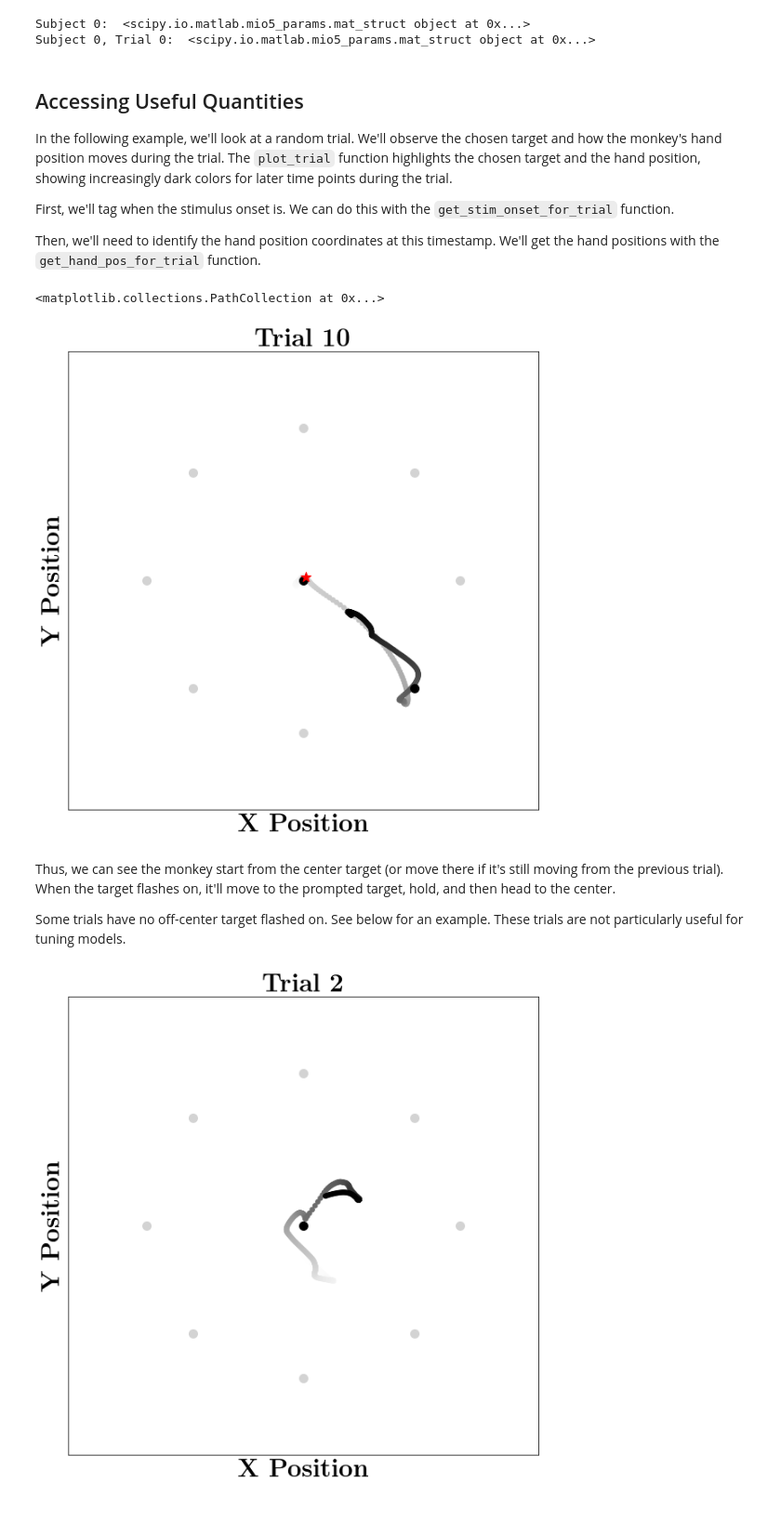
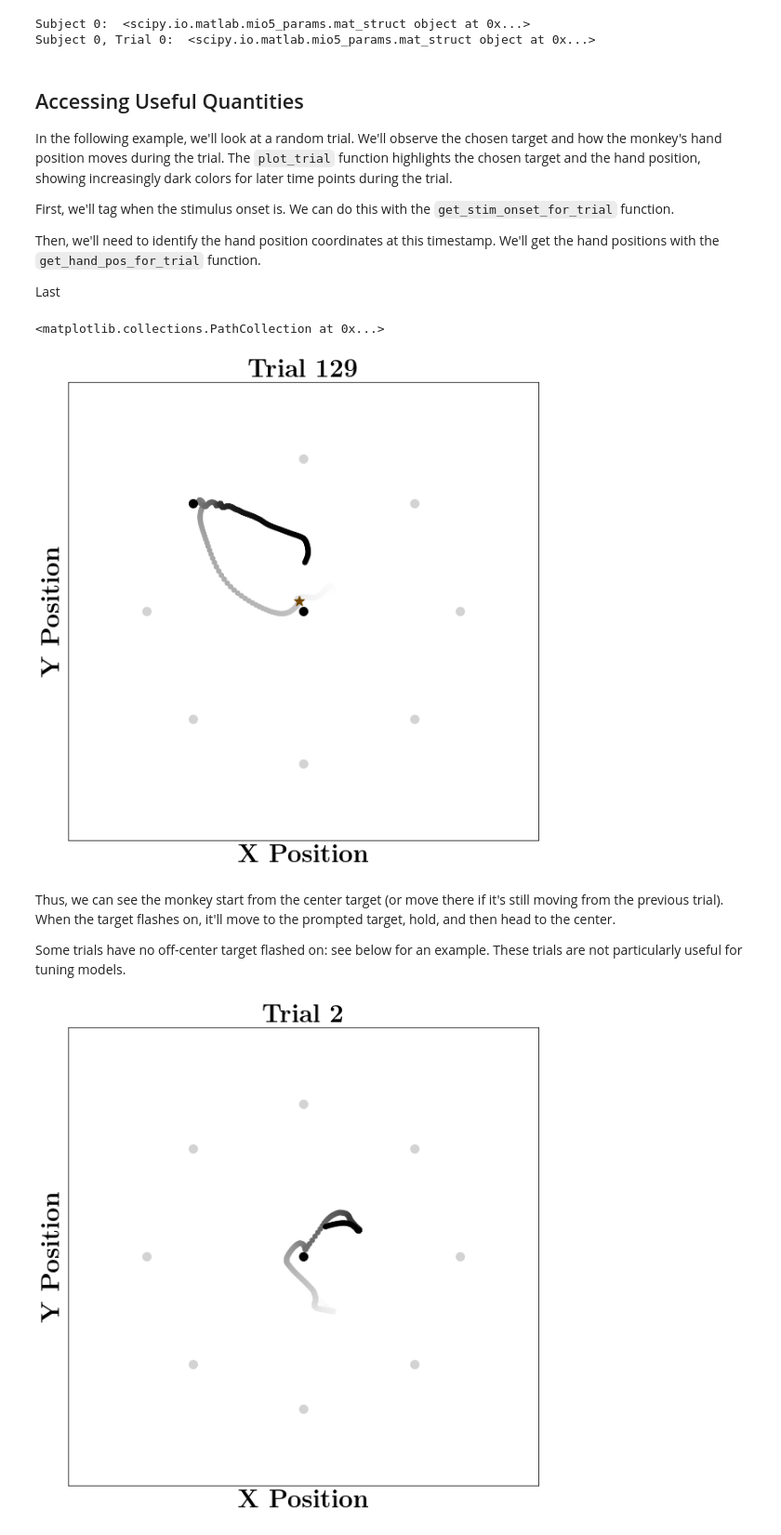
Before and after one commit to BouchardLab/neuropacks, a Jupyter notebook: DREAM/DREAM_tutorial.ipynb, the cells around one changed output. Shown at 93% size. Saved outputs shown, nothing was run; the diff lists cells and outputs as text; code cells hidden in the pictures.

Commit message:
movement onset

```diff
--- a/DREAM/DREAM_tutorial.ipynb
+++ b/DREAM/DREAM_tutorial.ipynb
@@ -66,27 +66,33 @@ In the following example, we'll look at a random trial. We'll observe the chosen
 First, we'll tag when the stimulus onset is. We can do this with the `get_stim_onset_for_trial` function.
 
 Then, we'll need to identify the hand position coordinates at this timestamp. We'll get the hand positions with the `get_hand_pos_for_trial` function.
+
+Last
 # %%
 # choose a subject and trial to operate on
 subject_idx = 0
-trial_idx = 10
+trial_idx = 129
 # %%
 # get initial plot
 ax = dream.plot_trial(subject_idx=subject_idx, trial_idx=trial_idx)
 # get stim onset times
 time_idx, timestamp, target = dream.get_stim_onset_for_trial(subject_idx=subject_idx, trial_idx=trial_idx)
-hand_pos_x, hand_pos_y = dream.get_hand_pos_for_trial(subject_idx=subject_idx, trial_idx=trial_idx)
+hand_position = dream.get_hand_pos_for_trial(subject_idx=subject_idx, trial_idx=trial_idx)
 # get coordinates at stim onset
-hand_pos_stim_onset = (hand_pos_x[time_idx], hand_pos_y[time_idx])
+hand_pos_stim_onset = hand_position[time_idx]
 # plot the coordinates with a star
 ax.scatter(hand_pos_stim_onset[0], hand_pos_stim_onset[1], marker='*', s=150, color='r', zorder=10)
+
+# movement onset
+_, _, hand_pos_movement_onset = dream.get_movement_onset_for_trial(subject_idx=subject_idx, trial_idx=trial_idx, consecutive=3)
+ax.scatter(hand_pos_movement_onset[0], hand_pos_movement_onset[1], marker='*', s=150, color='g', alpha=0.5, zorder=10)
 # %% [output]
 <matplotlib.collections.PathCollection at 0x...>
-[figure, old version]
+[figure, new version]
 # %% [markdown]
 Thus, we can see the monkey start from the center target (or move there if it's still moving from the previous trial). When the target flashes on, it'll move to the prompted target, hold, and then head to the center.
 
-Some trials have no off-center target flashed on. See below for an example. These trials are not particularly useful for tuning models.
+Some trials have no off-center target flashed on: see below for an example. These trials are not particularly useful for tuning models.
 # %%
 ax = dream.plot_trial(subject_idx=subject_idx, trial_idx=2)
 # %% [output]
```
Also changed, not shown: parts of 2 cells of this notebook, 1 other file.
